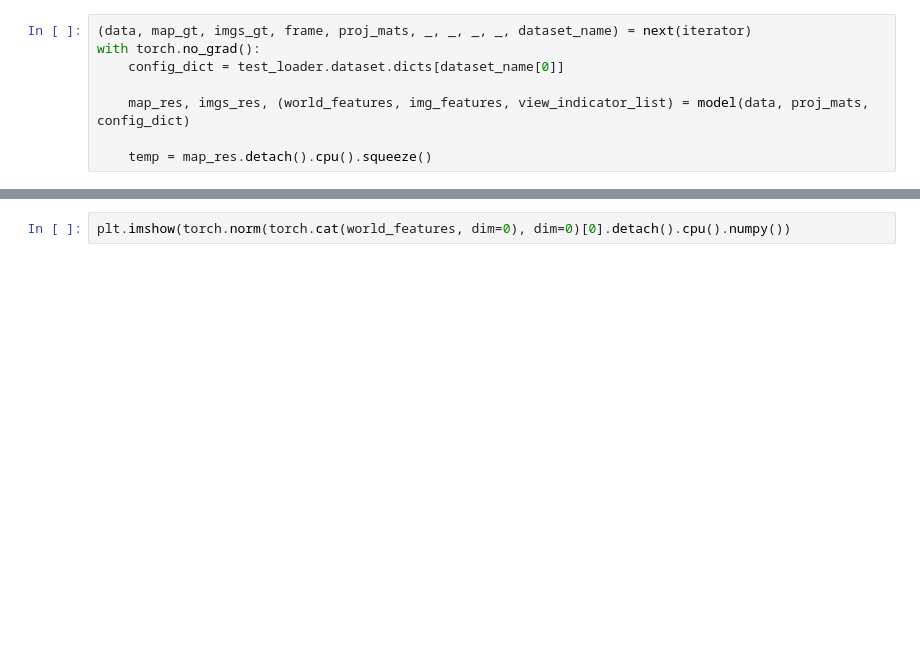
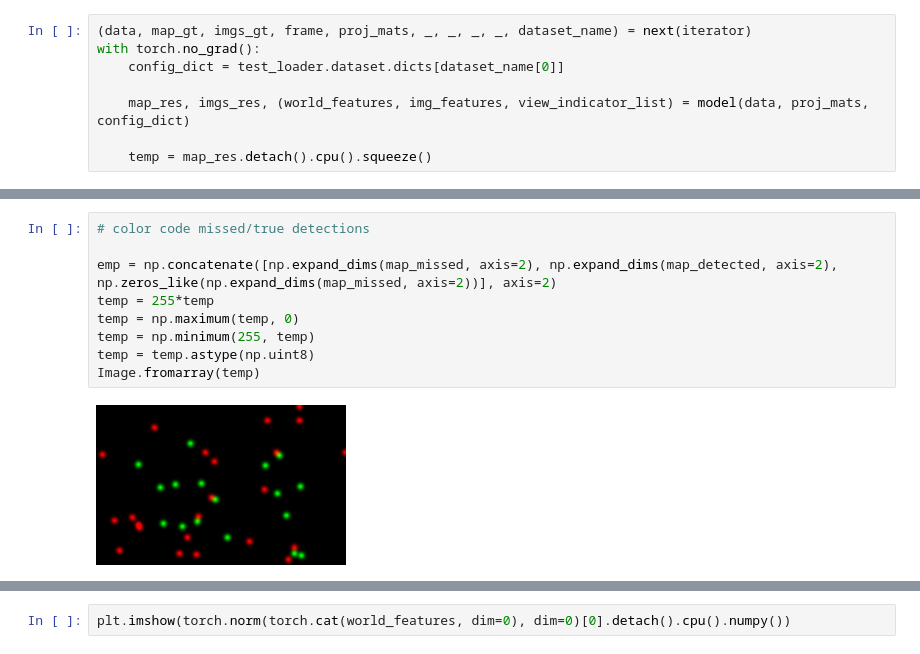
Before and after one commit to ErikBrorsson/MVDet, a Jupyter notebook: trash.ipynb, the cells around one changed output, grey strips where cells are left out. Saved outputs shown, nothing was run; the diff lists cells and outputs as text; blank space fills up the shorter version.

```diff
--- a/trash.ipynb
+++ b/trash.ipynb
@@ -387,0 +580,11 @@ with torch.no_grad():
+# %%
+# color code missed/true detections
+
+emp = np.concatenate([np.expand_dims(map_missed, axis=2), np.expand_dims(map_detected, axis=2), np.zeros_like(np.expand_dims(map_missed, axis=2))], axis=2)
+temp = 255*temp
+temp = np.maximum(temp, 0)
+temp = np.minimum(255, temp)
+temp = temp.astype(np.uint8)
+Image.fromarray(temp)
+# %% [output]
+[figure, added]
```
Also changed, not shown: parts of 27 cells of this notebook, 1 other file.
